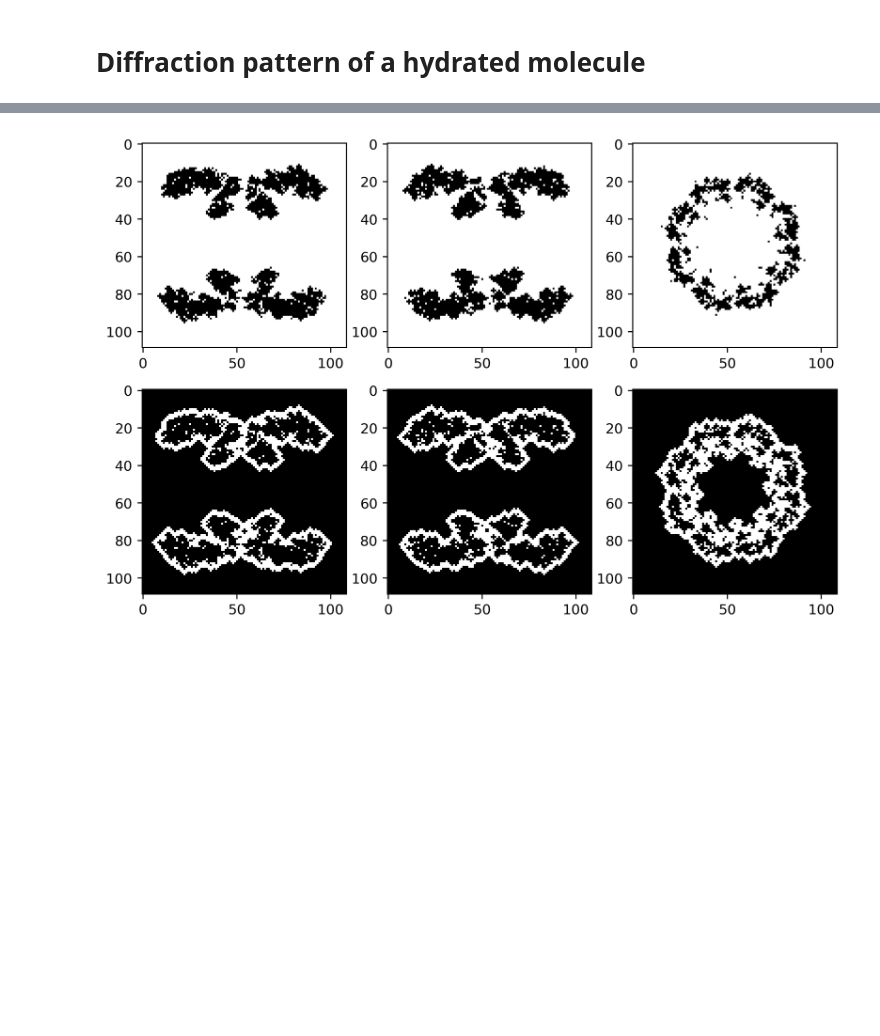
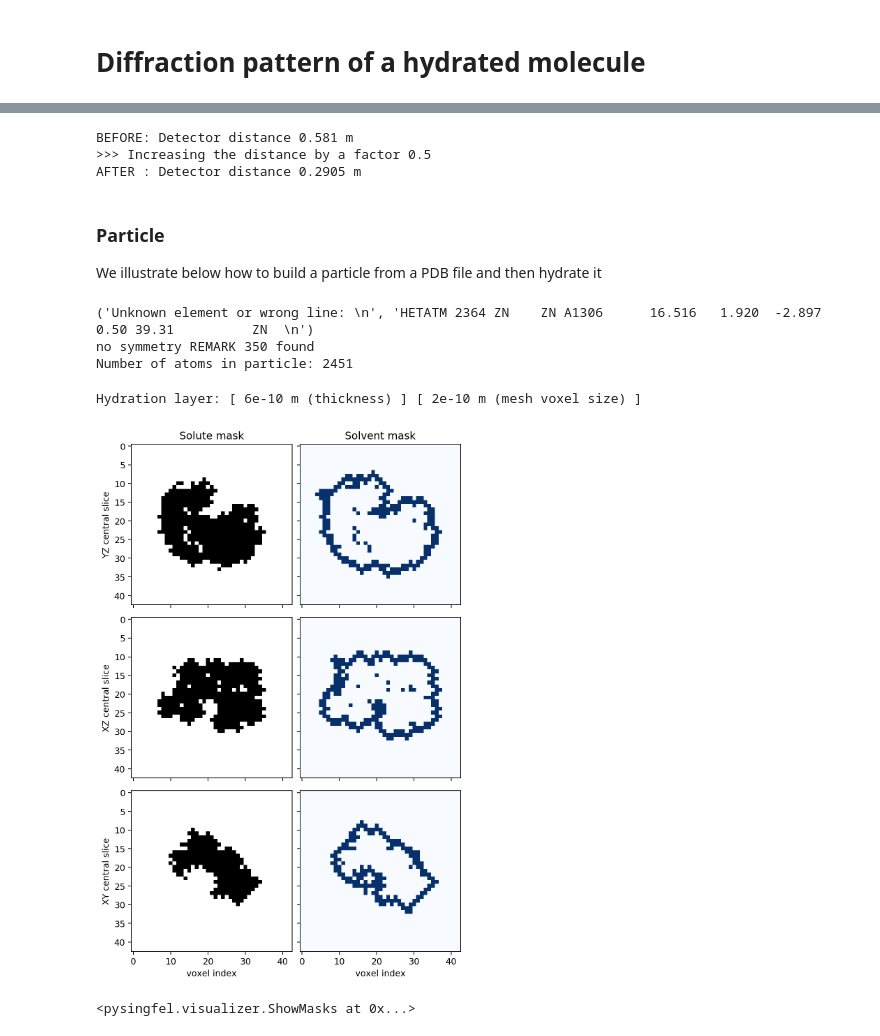
Before and after one commit to chuckie82/skopi, a Jupyter notebook: examples/notebooks/hydration_layer.ipynb, the cells around one changed output, grey strips where cells are left out. Saved outputs shown, nothing was run; the diff lists cells and outputs as text; code cells hidden in the pictures; blank space fills up the shorter version.

```diff
--- a/examples/notebooks/hydration_layer.ipynb
+++ b/examples/notebooks/hydration_layer.ipynb
@@ -56,12 +41,35 @@ viz.imshow(experiment.generate_image())
-# %%
-islice=np.floor(particle.mesh.shape[0]/2).astype('int')
-fig, axes = plt.subplots(nrows=2, ncols=3, figsize=(9,6), dpi=180)
-axes[0,0].imshow(particle.solute_mask[islice,...]*1, cmap='Greys_r')
-axes[0,1].imshow(particle.solute_mask[:,islice,:]*1, cmap='Greys_r')
-axes[0,2].imshow(particle.solute_mask[:,:,islice]*1, cmap='Greys_r')
-axes[1,0].imshow(particle.solvent_mask[islice,...]*1, cmap='Greys_r')
-axes[1,1].imshow(particle.solvent_mask[:,islice,:]*1, cmap='Greys_r')
-axes[1,2].imshow(particle.solvent_mask[:,:,islice]*1, cmap='Greys_r')
-plt.show()
-# %% [output]
-[figure, removed]
+# %%
+increase_factor = 0.5
+print('BEFORE: Detector distance {} m'.format(det.distance))
+print('>>> Increasing the distance by a factor {}'.format(increase_factor))
+det.distance = increase_factor * det.distance
+print('AFTER : Detector distance {} m'.format(det.distance))
+# %% [output]
+BEFORE: Detector distance 0.581 m
+>>> Increasing the distance by a factor 0.5
+AFTER : Detector distance 0.2905 m
+# %% [markdown]
+### Particle
+We illustrate below how to build a particle from a PDB file and then hydrate it
+# %%
+particle = ps.Particle()
+particle.read_pdb(pdbfile, ff='WK')
+print('Number of atoms in particle: {}'.format(particle.get_num_atoms()))
+# %% [output]
+('Unknown element or wrong line: \n', 'HETATM 2364 ZN    ZN A1306      16.516   1.920  -2.897  0.50 39.31          ZN  \n')
+no symmetry REMARK 350 found
+Number of atoms in particle: 2451
+# %%
+hydration_layer_thickness = 6.0 / 10**10
+mesh_voxel_size           = 2.0 / 10**10
+print('Hydration layer: [ {} m (thickness) ] [ {} m (mesh voxel size) ]'.format(hydration_layer_thickness,mesh_voxel_size))
+# %% [output]
+Hydration layer: [ 6e-10 m (thickness) ] [ 2e-10 m (mesh voxel size) ]
+# %%
+particle.set_hydration_layer_thickness(hydration_layer_thickness)
+particle.set_mesh_voxel_size(mesh_voxel_size)
+particle.get_masks()
+ps.ShowMasks(particle)
+# %% [output]
+[figure, added]
+<pysingfel.visualizer.ShowMasks at 0x...>
```
Also changed, not shown: parts of 28 cells of this notebook, 1 other file.
